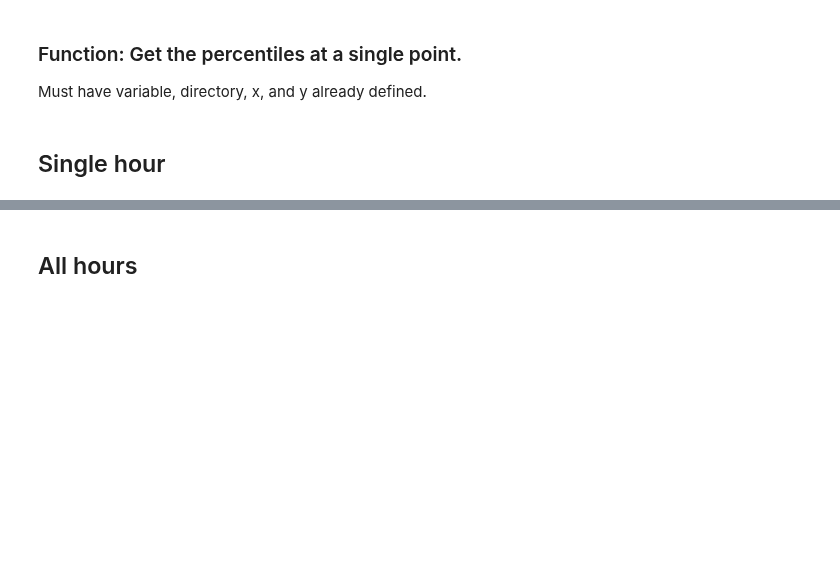
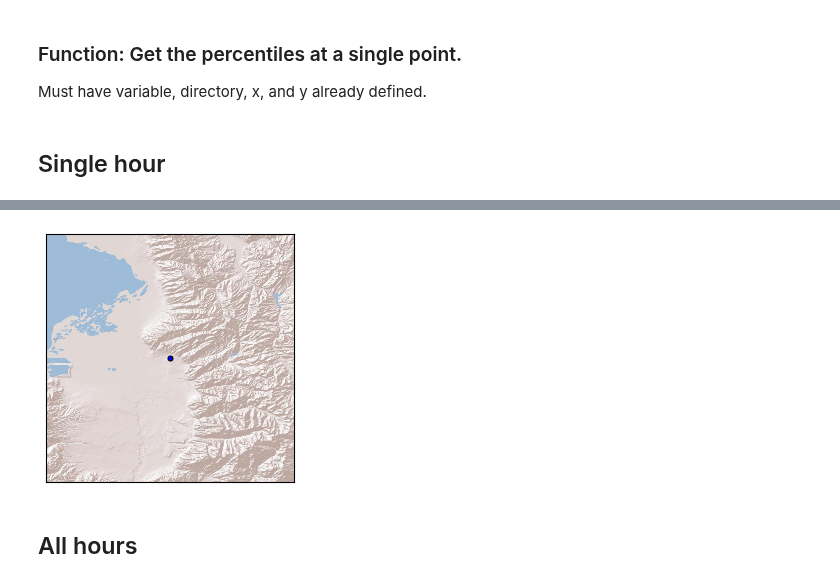
Before and after one commit to blaylockbk/pyBKB_v2, a Jupyter notebook: OpenScienceGrid/OSG_percentiles_point_year.ipynb, the cells around one changed output, grey strips where cells are left out. Drawn from its saved outputs; the diff is of its cells as text; code cells hidden in the pictures; blank space fills up the shorter version.

```diff
--- a/OpenScienceGrid/OSG_percentiles_point_year.ipynb
+++ b/OpenScienceGrid/OSG_percentiles_point_year.ipynb
@@ -37,7 +37,7 @@ from matplotlib.dates import DateFormatter
 formatter = DateFormatter('%b %d\n%H:%M')
 # %%
 # Station and Variable of Interest
-stn = 'HWKC1'
+stn = 'WBB'
 var = 'TMP:2 m'
 
 # MesoWest Station Info
@@ -108,3 +151,14 @@ plt.savefig(SAVEDIR+'%s_%s_singlehour' % (stn.upper(), variable))
+# %%
+from mpl_toolkits.basemap import Basemap
+m = Basemap(llcrnrlon=MWlon-.3,llcrnrlat=MWlat-.3,
+            urcrnrlon=MWlon+.3,urcrnrlat=MWlat+.3,
+            projection='cyl')
+# %%
+m.arcgisimage(service='World_Shaded_Relief', xpixels=1000, dpi=300)
+m.scatter(MWlon, MWlat, latlon=True)
+plt.savefig(stn)
+# %% [output]
+[figure, added]
 # %% [markdown]
 ## All hours
 # %%
```
Also changed, not shown: parts of 11 cells of this notebook, 4 other files.
